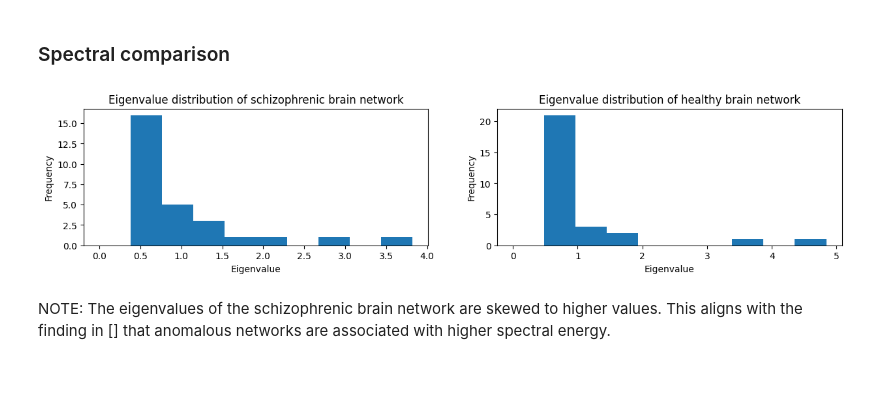
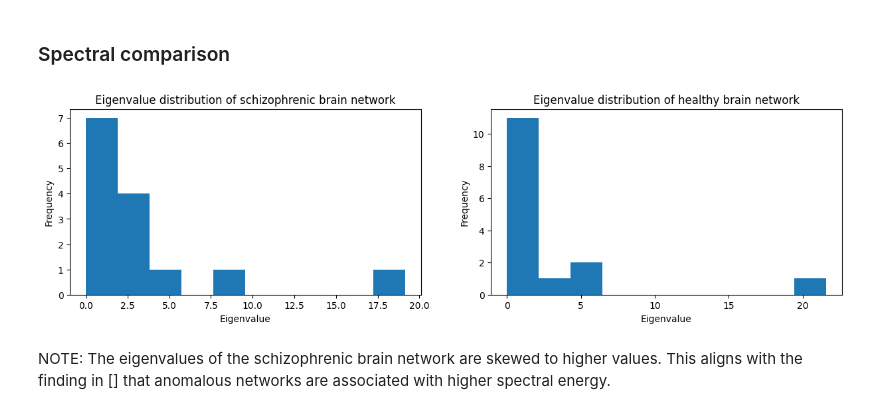
Before and after one commit to mariannearriola/dd-brain-shapes, a Jupyter notebook: shape-vis.ipynb, the cells around one changed output. Saved outputs shown, nothing was run; the diff lists cells and outputs as text; code cells hidden in the pictures; blank space fills up the shorter version.

Commit message:
Visualization clean-up

```diff
--- a/shape-vis.ipynb
+++ b/shape-vis.ipynb
@@ -44,13 +46,6 @@ print(spd.belongs(data),'\n',stiefel.belongs(data))
+# %%
+adj_schiz, adj_norm = np.ceil(data[:2])
+g_schiz = nx.from_numpy_matrix(adj_schiz)
+g_norm = nx.from_numpy_matrix(adj_norm)
 # %% [markdown]
 ### Spatial comparison
-# %%
-plt.figure(figsize=(15,15))
-plt.subplot(221)
-g_schiz = nx.from_numpy_matrix(data[0])
-nx.draw_spring(g_schiz)
-plt.title("Schizophrenic brain network")
-plt.subplot(222)
-g_norm = nx.from_numpy_matrix(data[1])
-nx.draw_spring(g_norm)
-plt.title("Healthy brain network")
-plt.show()
@@ -59,21 +65,19 @@ plt.show()
 # %% [markdown]
 ### Spectral comparison
 # %%
-plt.figure(figsize=(15,6))
-evals,evecs = npla.eig(data[0])
-plt.subplot(221)
-plt.hist(evals,range=(0,np.max(evals)))
-plt.xlabel('Eigenvalue')
-plt.ylabel('Frequency')
-plt.title("Eigenvalue distribution of schizophrenic brain network")
-plt.subplot(222)
-evals,evecs = npla.eig(data[1])
-plt.hist(evals,range=(0,np.max(evals)))
-plt.title("Eigenvalue distribution of healthy brain network")
-plt.xlabel('Eigenvalue')
-plt.ylabel('Frequency')
+def plot_graphs_spectral(nx_graph,subgraph_id,title):
+    evals,_ = npla.eig(nx.adjacency_matrix(nx_graph).todense())
+    plt.subplot(subgraph_id)
+    plt.hist(evals,range=(0,np.max(evals)))
+    plt.xlabel('Eigenvalue')
+    plt.ylabel('Frequency')
+    plt.title(title)
+
+plt.figure(figsize=(15,8))
+plot_graphs_spectral(g_schiz,221,"Eigenvalue distribution of schizophrenic brain network")
+plot_graphs_spectral(g_norm,222,"Eigenvalue distribution of healthy brain network")
 plt.show()
 # %% [output]
-[figure, old version]
+[figure, new version]
 # %% [markdown]
 NOTE: The eigenvalues of the schizophrenic brain network are skewed to higher values. This aligns with the finding in [] that anomalous networks are associated with higher spectral energy.
```
Also changed, not shown: parts of 3 cells of this notebook.
